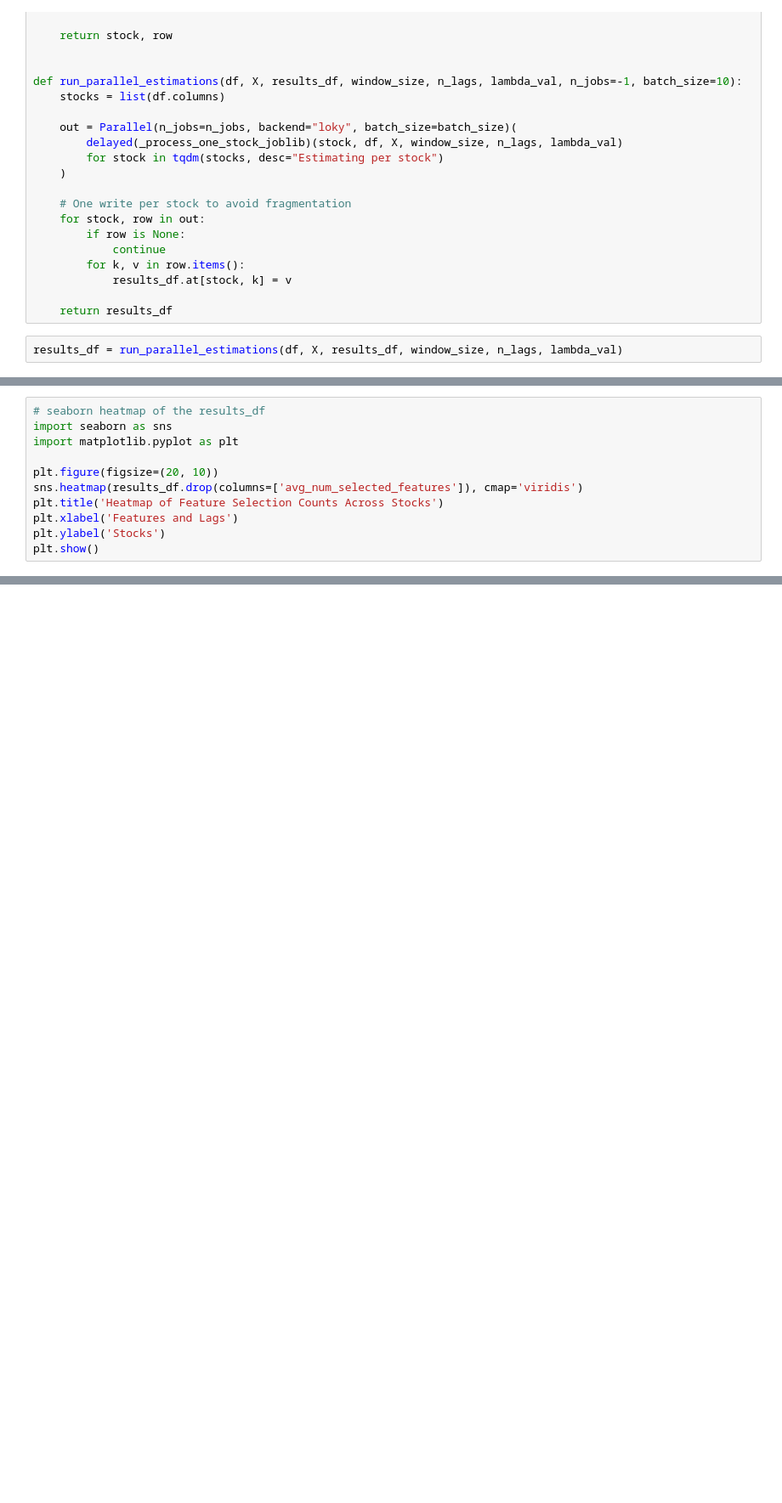
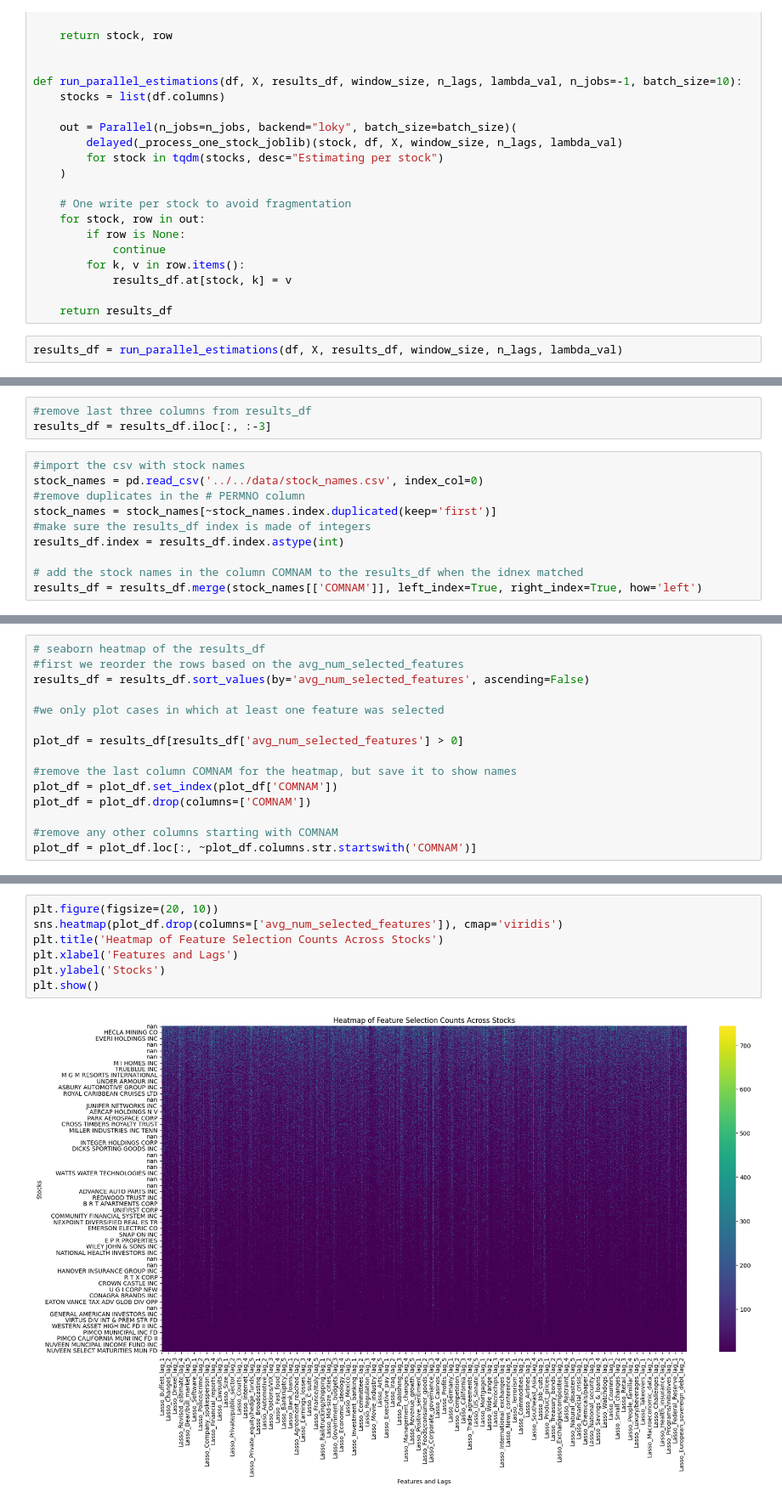
Before and after one commit to TommasoDF/Lasso_paper, a Jupyter notebook: Empirical/scripts/lasso_11_2025/cross_sectional_estimation.ipynb, the cells around one changed output, grey strips where cells are left out. Shown at 85% size. Cells and saved outputs as stored; diff of their text form; blank space fills up the shorter version.

```diff
--- a/Empirical/scripts/lasso_11_2025/cross_sectional_estimation.ipynb
+++ b/Empirical/scripts/lasso_11_2025/cross_sectional_estimation.ipynb
@@ -165,0 +169,13 @@ results_df.head()
+# %%
+#remove last three columns from results_df
+results_df = results_df.iloc[:, :-3]
+# %%
+#import the csv with stock names
+stock_names = pd.read_csv('../../data/stock_names.csv', index_col=0)
+#remove duplicates in the # PERMNO column
+stock_names = stock_names[~stock_names.index.duplicated(keep='first')]
+#make sure the results_df index is made of integers
+results_df.index = results_df.index.astype(int)
+
+# add the stock names in the column COMNAM to the results_df when the idnex matched
+results_df = results_df.merge(stock_names[['COMNAM']], left_index=True, right_index=True, how='left')
@@ -166,11 +225,15 @@ results_df.head()
 # %%
 # seaborn heatmap of the results_df
-import seaborn as sns
-import matplotlib.pyplot as plt
+#first we reorder the rows based on the avg_num_selected_features
+results_df = results_df.sort_values(by='avg_num_selected_features', ascending=False)
 
-plt.figure(figsize=(20, 10))
-sns.heatmap(results_df.drop(columns=['avg_num_selected_features']), cmap='viridis')
-plt.title('Heatmap of Feature Selection Counts Across Stocks')
-plt.xlabel('Features and Lags')
-plt.ylabel('Stocks')
-plt.show()
+#we only plot cases in which at least one feature was selected
+
+plot_df = results_df[results_df['avg_num_selected_features'] > 0]
+
+#remove the last column COMNAM for the heatmap, but save it to show names
+plot_df = plot_df.set_index(plot_df['COMNAM'])
+plot_df = plot_df.drop(columns=['COMNAM'])
+
+#remove any other columns starting with COMNAM
+plot_df = plot_df.loc[:, ~plot_df.columns.str.startswith('COMNAM')]
@@ -178,0 +255,9 @@ plt.show()
+# %%
+plt.figure(figsize=(20, 10))
+sns.heatmap(plot_df.drop(columns=['avg_num_selected_features']), cmap='viridis')
+plt.title('Heatmap of Feature Selection Counts Across Stocks')
+plt.xlabel('Features and Lags')
+plt.ylabel('Stocks')
+plt.show()
+# %% [output]
+[figure, added]
```
Also changed, not shown: parts of 9 cells of this notebook, 25 other files.
